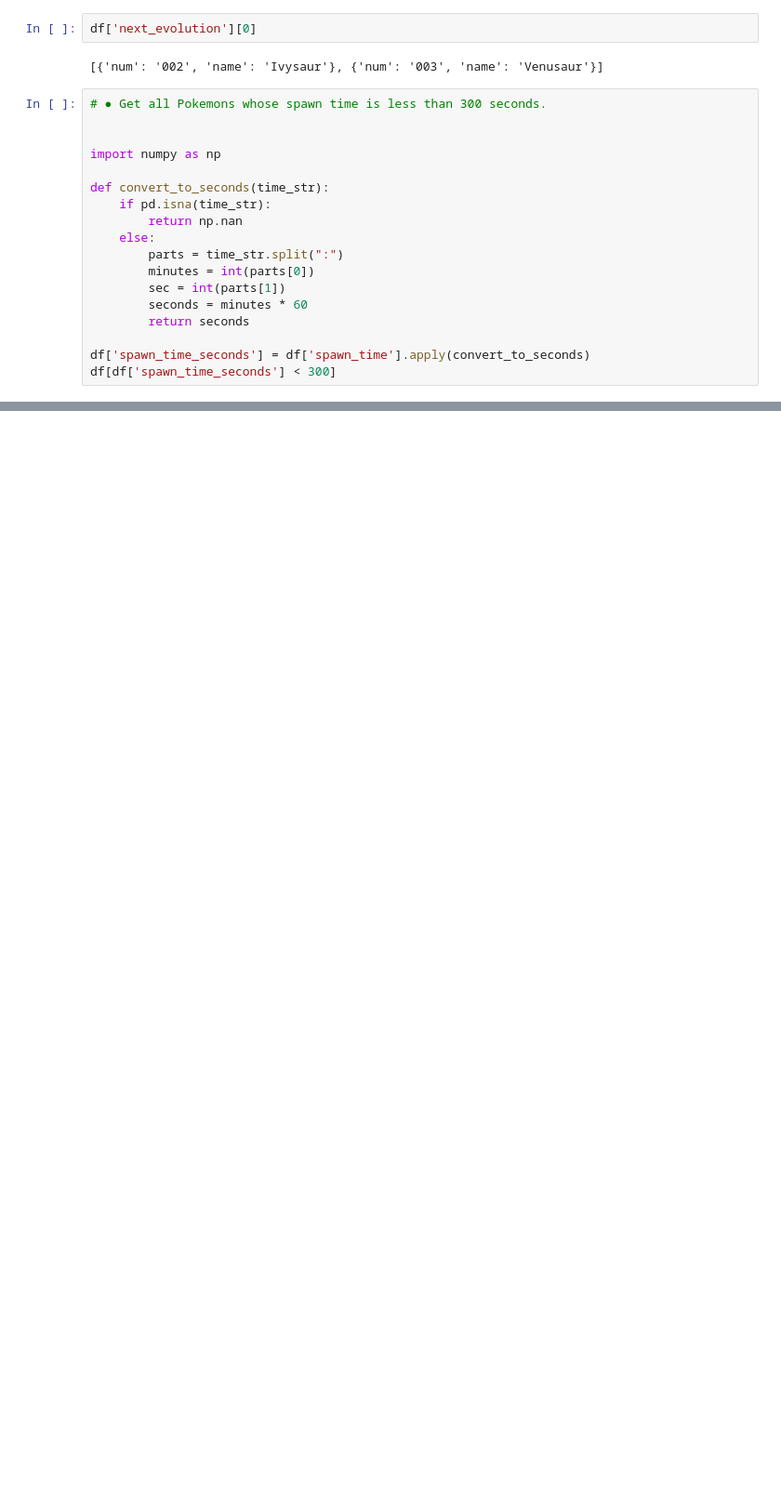
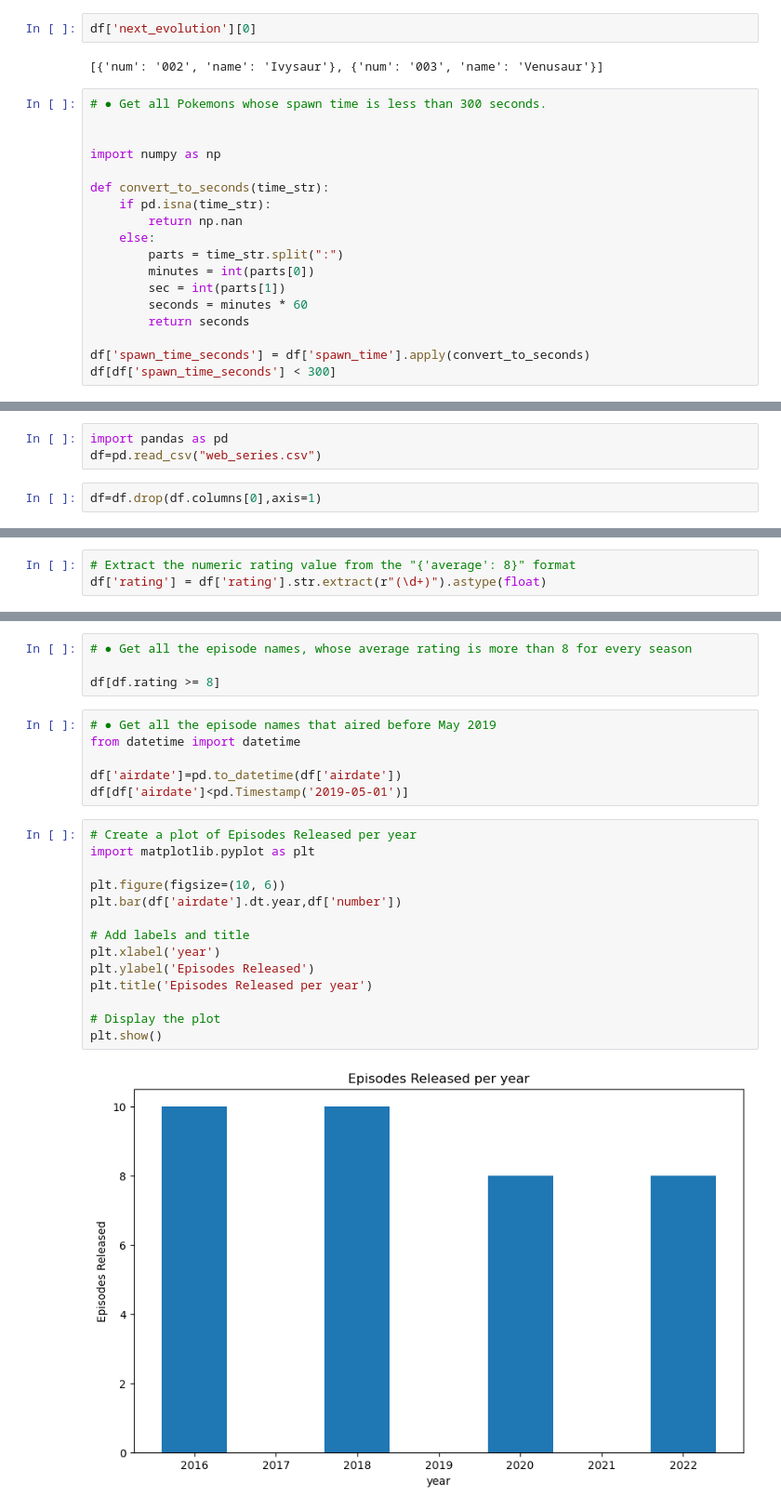
Before and after one commit to manish7065/practice, a Jupyter notebook: DSA/assignment.ipynb, the cells around one changed output, grey strips where cells are left out. Shown at 93% size. Drawn from its saved outputs; the diff is of its cells as text; blank space fills up the shorter version.

```diff
--- a/DSA/assignment.ipynb
+++ b/DSA/assignment.ipynb
@@ -504,0 +655,5 @@ than 10000kg
+# %%
+import pandas as pd
+df=pd.read_csv("web_series.csv")
+# %%
+df=df.drop(df.columns[0],axis=1)
@@ -504,0 +664,3 @@ than 10000kg
+# %%
+# Extract the numeric rating value from the "{'average': 8}" format
+df['rating'] = df['rating'].str.extract(r"(\d+)").astype(float)
@@ -504,0 +692,26 @@ than 10000kg
+# %%
+# ● Get all the episode names, whose average rating is more than 8 for every season
+
+df[df.rating >= 8]
+# %%
+# ● Get all the episode names that aired before May 2019
+from datetime import datetime
+
+df['airdate']=pd.to_datetime(df['airdate'])
+df[df['airdate']<pd.Timestamp('2019-05-01')]
+# %%
+# Create a plot of Episodes Released per year
+import matplotlib.pyplot as plt
+
+plt.figure(figsize=(10, 6))
+plt.bar(df['airdate'].dt.year,df['number'])
+
+# Add labels and title
+plt.xlabel('year')
+plt.ylabel('Episodes Released')
+plt.title('Episodes Released per year')
+
+# Display the plot
+plt.show()
+# %% [output]
+[figure, added]
```
Also changed, not shown: parts of 50 cells of this notebook, 7 other files.
